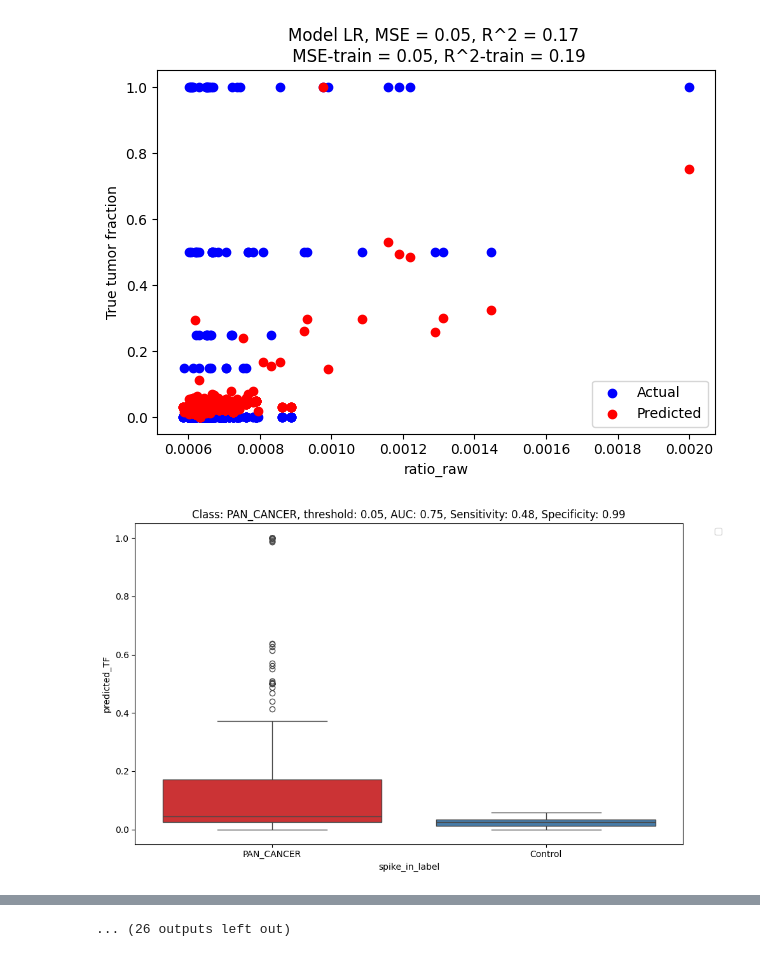
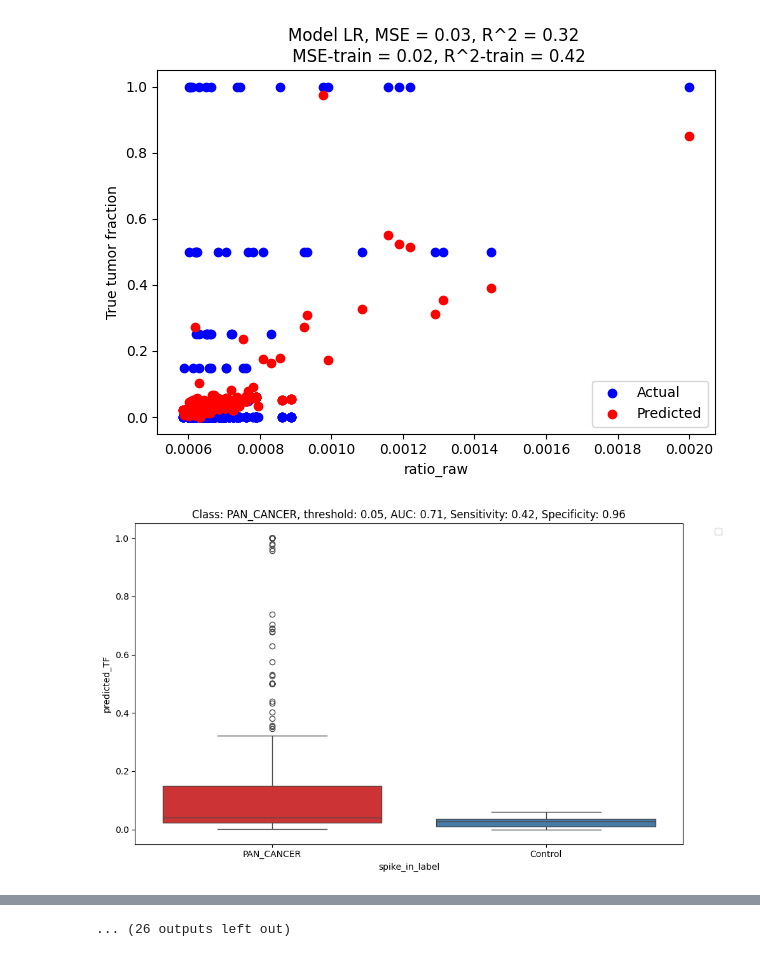
Before and after one commit to hieunguyen4193/tmd_features, a Jupyter notebook: TF02_analysis_pan_cancer.ipynb, the cells around one changed output, grey strips where cells are left out. Cells and saved outputs as stored; diff of their text form; code cells hidden in the pictures.

```diff
--- a/TF02_analysis_pan_cancer.ipynb
+++ b/TF02_analysis_pan_cancer.ipynb
@@ -69,8 +69,8 @@ for selected_candi_features in ["ratio_raw", "ratio_in_reads"]:
         '0.5': 0.005,
         '25': 0.25,
         '15': 0.15,
-        '5': 0.5,
-        '1': 1,
+        '5': 0.05,
+        '1': 0.01,
         'HC': 0
     }
 
@@ -281,2 +281,2 @@ for selected_candi_features in ["ratio_raw", "ratio_in_reads"]:
-[figure, old version]
+[figure, new version]
-[figure, old version]
+[figure, new version]
```
Also changed, not shown: parts of 1 cell of this notebook.
